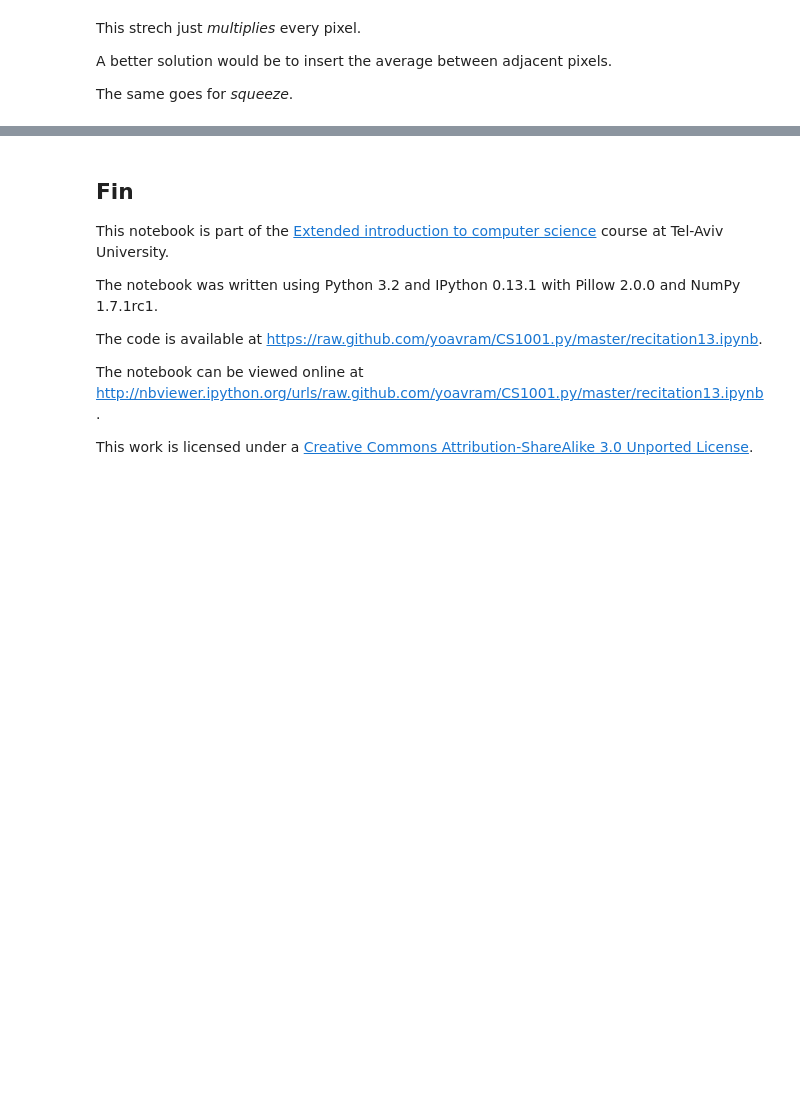
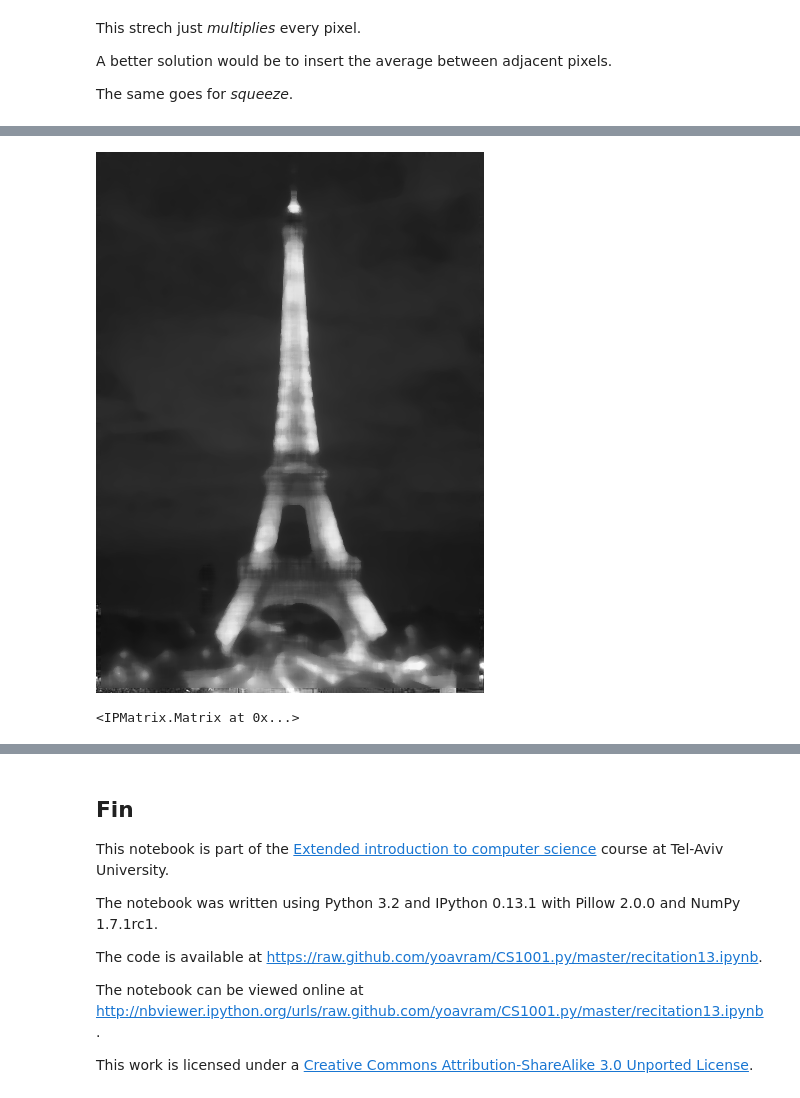
Before and after one commit to yoavram/CS1001.py, a Jupyter notebook: recitation13.ipynb, the cells around one changed output, grey strips where cells are left out. Saved outputs shown, nothing was run; the diff lists cells and outputs as text; code cells hidden in the pictures; blank space fills up the shorter version.

```diff
--- a/recitation13.ipynb
+++ b/recitation13.ipynb
@@ -177,0 +247,5 @@ The same goes for *squeeze*.
+# %%
+local_medians(im, k=5)
+# %% [output]
+[figure, added]
+<IPMatrix.Matrix at 0x...>
```
Also changed, not shown: parts of 22 cells of this notebook.
